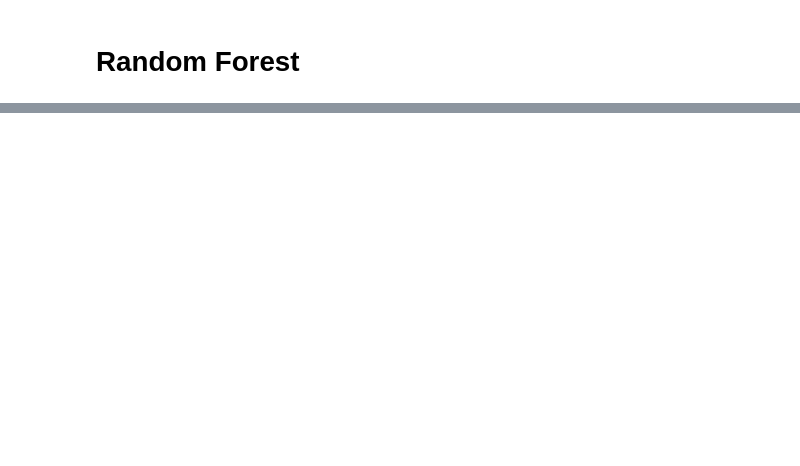
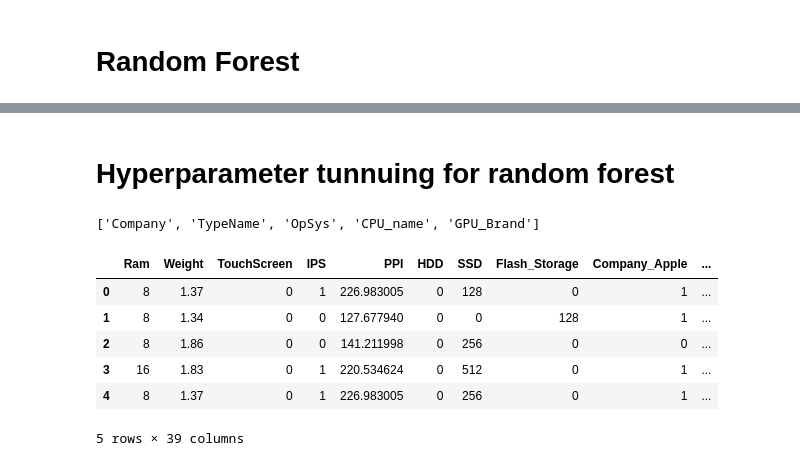
Before and after one commit to sergemad/Laptop_Price_Predictor, a Jupyter notebook: model.ipynb, the cells around one changed output, grey strips where cells are left out. Saved outputs shown, nothing was run; the diff lists cells and outputs as text; code cells hidden in the pictures; blank space fills up the shorter version.

```diff
--- a/model.ipynb
+++ b/model.ipynb
@@ -960,0 +964,22 @@ pickle.dump(pipe4,open('model.plk','wb'))
+# %% [markdown]
+# Hyperparameter tunnuing for random forest
+# %%
+transformlist = []
+for key,value in mapper.items():
+    if key in [0,1,3,8,12]:
+        transformlist.append(value)
+
+transformlist
+# %% [output]
+['Company', 'TypeName', 'OpSys', 'CPU_name', 'GPU_Brand']
+# %%
+train = pd.get_dummies(train,columns=transformlist,drop_first=True)
+train.head()
+# %% [output]
+|  | Ram | Weight | TouchScreen | IPS | PPI | HDD | SSD | Flash_Storage | Company_Apple | ... |
+| 0 | 8 | 1.37 | 0 | 1 | 226.983005 | 0 | 128 | 0 | 1 | ... |
+| 1 | 8 | 1.34 | 0 | 0 | 127.677940 | 0 | 0 | 128 | 1 | ... |
+| 2 | 8 | 1.86 | 0 | 0 | 141.211998 | 0 | 256 | 0 | 0 | ... |
+| 3 | 16 | 1.83 | 0 | 1 | 220.534624 | 0 | 512 | 0 | 1 | ... |
+| 4 | 8 | 1.37 | 0 | 1 | 226.983005 | 0 | 256 | 0 | 1 | ... |
+5 rows × 39 columns
```
Also changed, not shown: parts of 31 cells of this notebook, 5 other files.
